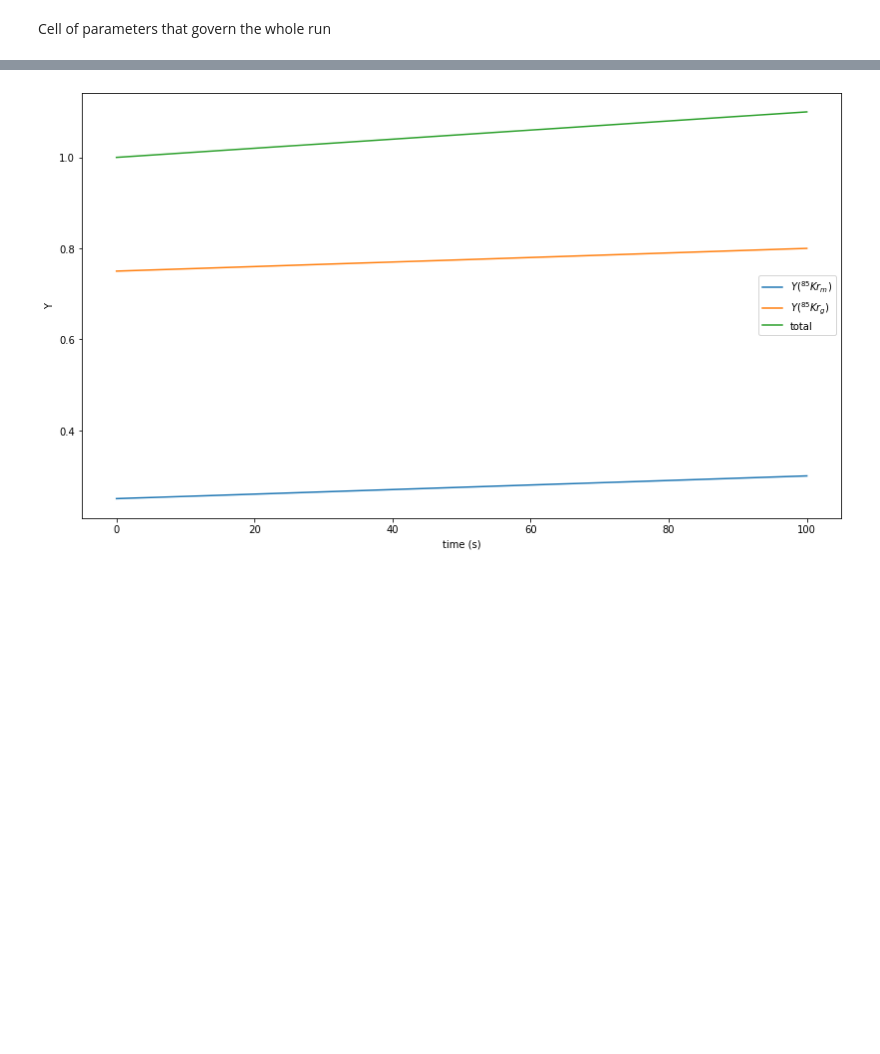
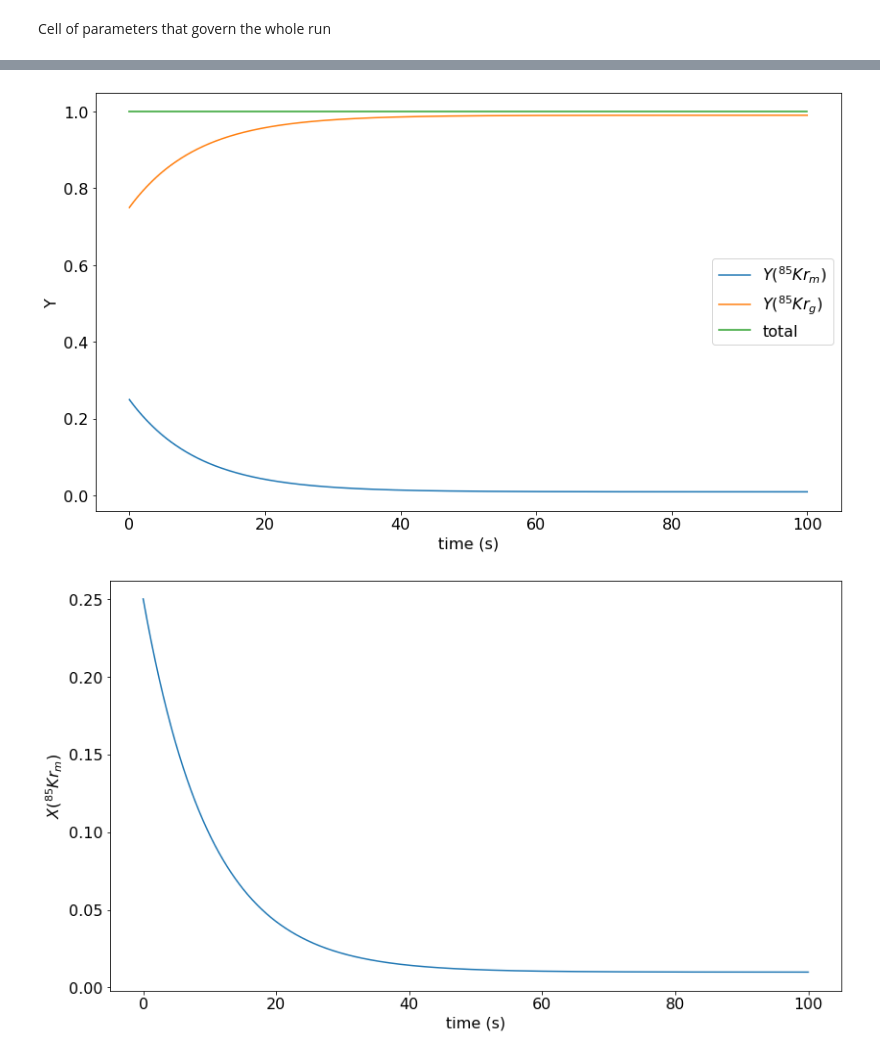
Before and after one commit to jaadt7/isomer_intuition, a Jupyter notebook: isomer_intuition.ipynb, the cells around one changed output, grey strips where cells are left out. Cells and saved outputs as stored; diff of their text form; code cells hidden in the pictures; blank space fills up the shorter version.

```diff
--- a/isomer_intuition.ipynb
+++ b/isomer_intuition.ipynb
@@ -25,20 +25,20 @@ def f1(y_85_m_dt,y_85_g_dt,y_85_m,dt,lambda_dec,lambda_ex):
     return y_85_m_dt*(1+lambda_dec*dt) - dt*lambda_ex*y_85_g_dt - y_85_m
 
 def f2(y_85_m_dt,y_85_g_dt,y_85_g,dt,lambda_dec,lambda_ex):
-    return y_85_g_dt*(1+dt*lambda_ex) - dt*lambda_dec*y_85_m_dt-y_85_g
+    return y_85_g_dt*(1+dt*lambda_ex) - dt*lambda_dec*y_85_m_dt - y_85_g
 
 def nef_raf_solver(lbda_ex,lbda_dec,t,y1,y2,y1_dt,y2_dt,y11,y22,tol):
     dt = t[1] - t[0]
     n_tot = len(t)
     for i in range(1,n_tot):
         delta = np.ones(2)
-        A = np.array([[1 + lbda_dec[i]*dt, -dt*lbda_ex[i] ],[-lbda_dec[i]*dt, 1 + lbda_ex[i]]])
+        A = np.array([[1 + lbda_dec[i]*dt, -dt*lbda_ex[i] ],[-lbda_dec[i]*dt, 1 + dt*lbda_ex[i]]])
         while (abs(max(delta)) > tol):
             b = np.array([-f1(y1_dt,y2_dt,y1,dt,lbda_dec[i],lbda_ex[i]),
             -f2(y1_dt,y2_dt,y2,dt,lbda_dec[i],lbda_ex[i])])
             delta = np.linalg.solve(A,b)
             y1_dt += delta[0]
-            y2_dt += delta[0]
+            y2_dt += delta[1]
         y1 = y1_dt
         y2 = y2_dt
 
@@ -53,10 +53,15 @@ tol = 1e-6
 t9_0 = 0.2
 rho_0 = 1e+3 #g/cc
 den_frac = 0.5
-flag = 'constant'
-lambda_decay_0 = 0.001
+flag = 'sinusoidal'
+lambda_decay_0 = 0.1
 lambda_excite_0 = 0.001
-energy = 0
+energy = 81
 t = np.linspace(0,100,1000)
 
 t9,rho,lambda_decay,lambda_excite = param_calc(t9_0,rho_0,lambda_decay_0,lambda_excite_0,kb,den_frac,t,flag,energy)
+plt.figure(figsize=[13.66,7.86])
+plt.plot(t,t9)
+plt.xlabel('time (s)')
+plt.ylabel(r'$T_{9}$')
+plt.show()
@@ -63,20 +70,32 @@ t9,rho,lambda_decay,lambda_excite = param_calc(t9_0,rho_0,lambda_decay_0,lambda_
 # %%
 #at time 0
 y_kr85_m = 0.25
 y_kr85_g = 0.75
 #initial guess
 y_kr85_m_dt = y_kr85_m
 y_kr85_g_dt = y_kr85_g
 
 y_kr85_m,y_kr85_g = nef_raf_solver(lambda_excite,lambda_decay,t,y_kr85_m,y_kr85_g,y_kr85_m,y_kr85_g,y_kr85_m,y_kr85_g,tol)
 
 plt.figure(figsize=[13.66,7.86])
+plt.rcParams['font.size'] = 16
 plt.plot(t,y_kr85_m,label = r'$Y(^{85}Kr_{m})$')
 plt.plot(t,y_kr85_g,label = r'$Y(^{85}Kr_{g})$')
 plt.plot(t,y_kr85_g+y_kr85_m, label = 'total')
 plt.ylabel('Y')
 plt.xlabel('time (s)')
 plt.legend()
+
+plt.figure(figsize=[13.66,7.86])
+plt.plot(t,y_kr85_m)
+plt.xlabel('time (s)')
+plt.ylabel(r'$X(^{85}Kr_{m})$')
+
+plt.figure(figsize = [13.66,7.86])
+plt.plot(t9,y_kr85_m)
+plt.xlabel(r'$T_{9}$')
+plt.ylabel(r'$X(^{85}Kr_{m})$')
 plt.show()
 # %% [output]
-[figure, old version]
+[figure, new version]
+[figure, added]
```
Also changed, not shown: parts of 2 cells of this notebook.
